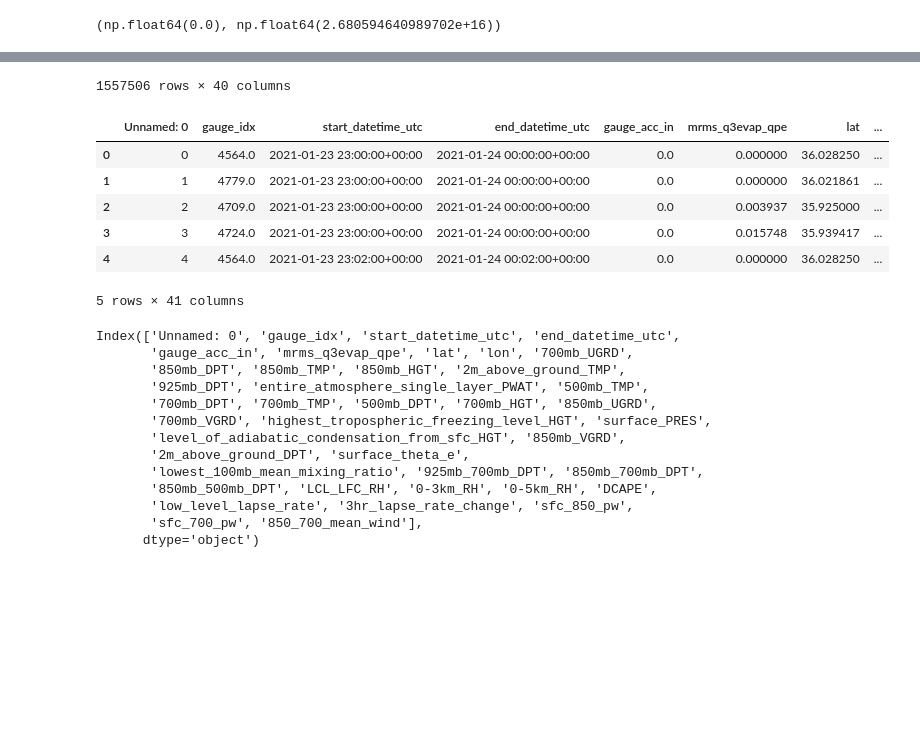
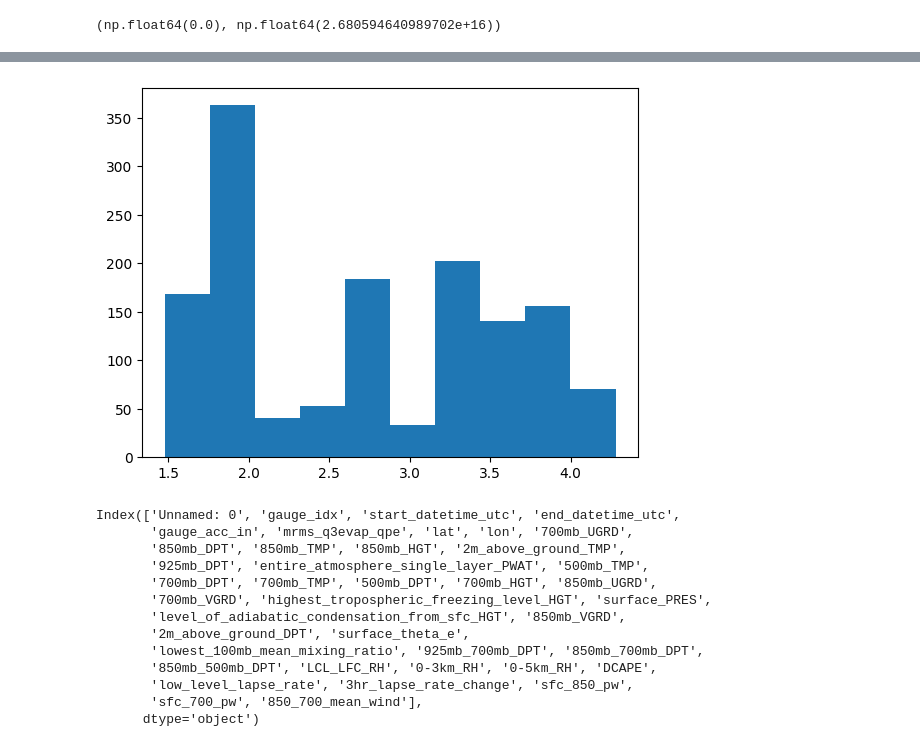
Before and after one commit to leharris3/piml-qpe, a Jupyter notebook: zarr.ipynb, the cells around one changed output, grey strips where cells are left out. Drawn from its saved outputs; the diff is of its cells as text; code cells hidden in the pictures; blank space fills up the shorter version.

```diff
--- a/zarr.ipynb
+++ b/zarr.ipynb
@@ -855,8 +868,8 @@ np.array(df["DCAPE"]).min(), np.array(df["DCAPE"]).max()
 # %%
 import pandas as pd
 
-df = pd.read_csv("data/2021-01-01_2025-07-25_hrrr_env_final.csv").drop("Unnamed: 0", axis=1)
-df.head()
+df = pd.read_csv("/playpen-ssd/levi/ccrfcd-gauge-grids/data/2021-01-01_2025-07-25_hrrr_env_final_v1.csv").drop("Unnamed: 0", axis=1)
+df[:5]
 # %% [output]
 |  | gauge_idx | start_datetime_utc | end_datetime_utc | gauge_acc_in | mrms_q3evap_qpe | lat | lon | ... |
 | 0 | 4564.0 | 2021-01-23 23:00:00+00:00 | 2021-01-24 00:00:00+00:00 | 0.0 | 0.000000 | 36.028250 | -115.003639 | ... |
@@ -884,3 +913,8 @@ Index(['gauge_idx', 'start_datetime_utc', 'end_datetime_utc', 'gauge_acc_in',
 # %%
-df
+import numpy as np
+import matplotlib.pyplot as plt
+
+
+arr = np.array(df["850_700_mean_wind"])
+plt.hist(arr[:3000]);
 # %% [output]
@@ -899,14 +921,4 @@ df
-1557506 rows × 40 columns
+[figure, added]
-# %%
-df[:5]
-# %% [output]
-|  | Unnamed: 0 | gauge_idx | start_datetime_utc | end_datetime_utc | gauge_acc_in | mrms_q3evap_qpe | lat | ... |
-| 0 | 0 | 4564.0 | 2021-01-23 23:00:00+00:00 | 2021-01-24 00:00:00+00:00 | 0.0 | 0.000000 | 36.028250 | ... |
-| 1 | 1 | 4779.0 | 2021-01-23 23:00:00+00:00 | 2021-01-24 00:00:00+00:00 | 0.0 | 0.000000 | 36.021861 | ... |
-| 2 | 2 | 4709.0 | 2021-01-23 23:00:00+00:00 | 2021-01-24 00:00:00+00:00 | 0.0 | 0.003937 | 35.925000 | ... |
-| 3 | 3 | 4724.0 | 2021-01-23 23:00:00+00:00 | 2021-01-24 00:00:00+00:00 | 0.0 | 0.015748 | 35.939417 | ... |
-| 4 | 4 | 4564.0 | 2021-01-23 23:02:00+00:00 | 2021-01-24 00:02:00+00:00 | 0.0 | 0.000000 | 36.028250 | ... |
-5 rows × 41 columns
 # %%
 df.columns
 # %% [output]
```
Also changed, not shown: parts of 8 cells of this notebook, 5 other files.
